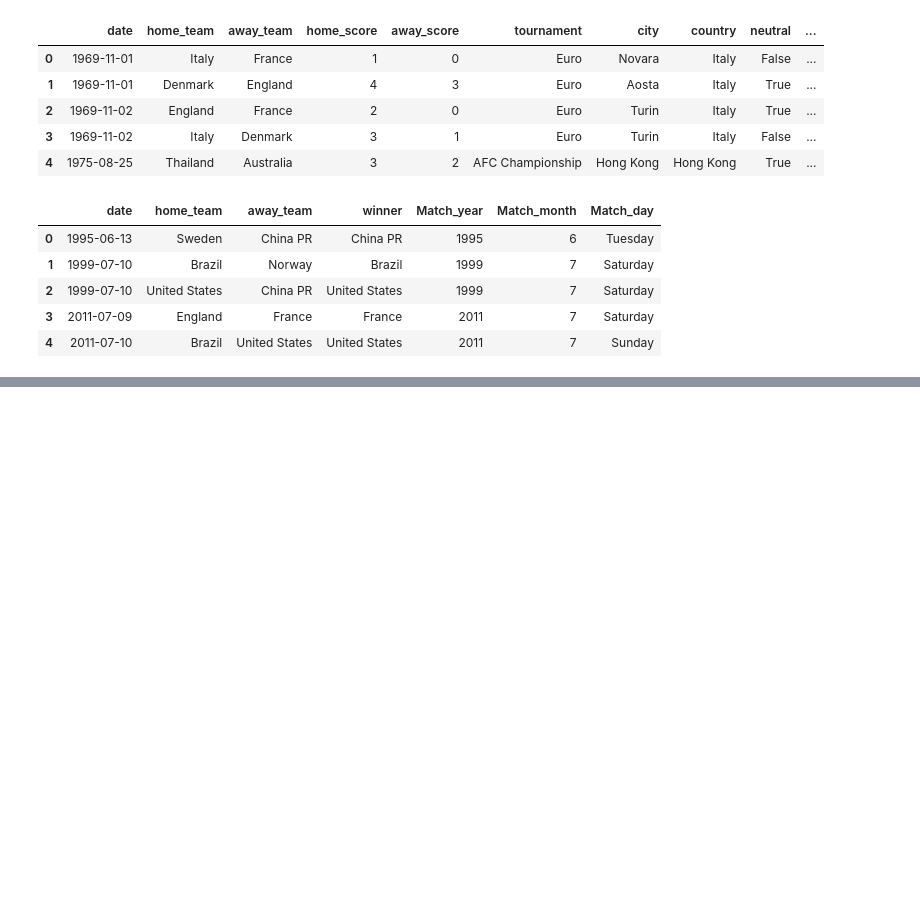
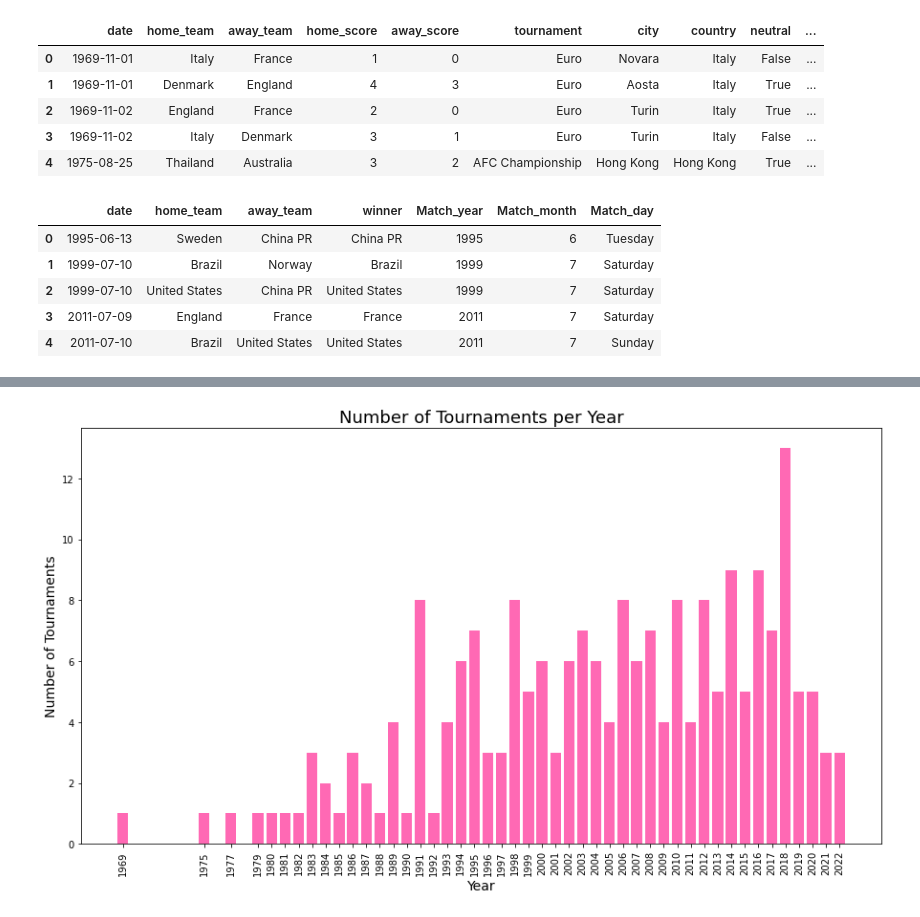
Before and after one commit to nagamouni/Capstone_project_ridge_lasso, a Jupyter notebook: Hamoye_Capstone_Project.ipynb, the cells around one changed output, grey strips where cells are left out. Saved outputs shown, nothing was run; the diff lists cells and outputs as text; code cells hidden in the pictures; blank space fills up the shorter version.

```diff
--- a/Hamoye_Capstone_Project.ipynb
+++ b/Hamoye_Capstone_Project.ipynb
@@ -175,0 +180,14 @@ df_shootouts.describe(include='all')
+# %%
+number=[]
+for x in df_results['Match_year'].unique():
+    number.append(df_results[df_results['Match_year']==x]['tournament'].nunique())
+# %%
+plt.figure(figsize=(15,8))
+plt.bar(x=df_results['Match_year'].unique(), height=number, color='hotpink')
+plt.xlabel('Year', fontsize=14)
+plt.ylabel('Number of Tournaments', fontsize=14)
+plt.xticks(ticks=df_results['Match_year'].unique(), rotation=90)
+plt.title('Number of Tournaments per Year', fontsize=18)
+plt.show()
+# %% [output]
+[figure, added]
```
Also changed, not shown: parts of 57 cells of this notebook.
